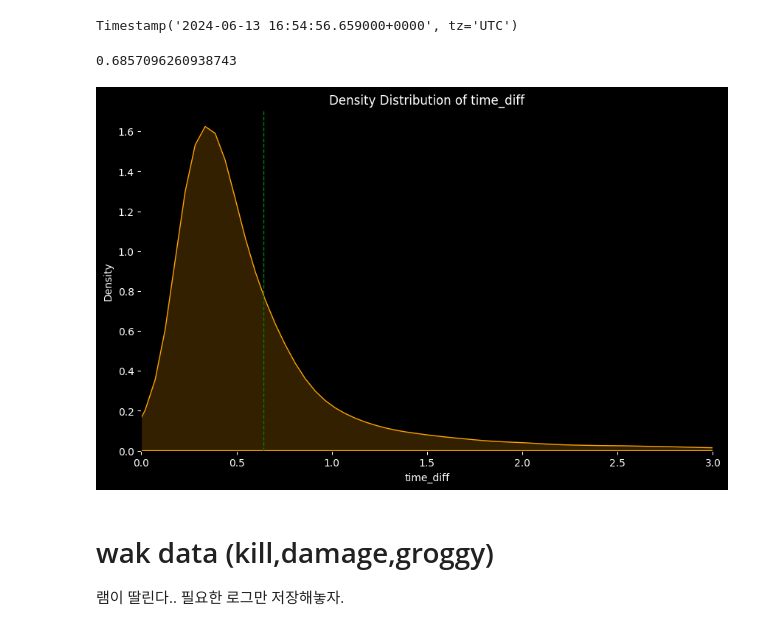
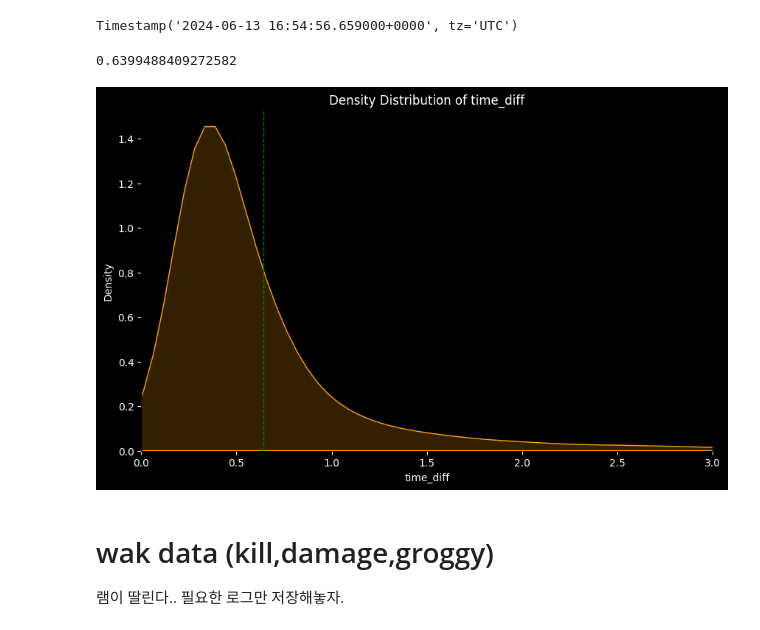
Before and after one commit to KGochae/PUBG, a Jupyter notebook: preprocess/Python_Colab/WakGood_battleground.ipynb, the cells around one changed output. Saved outputs shown, nothing was run; the diff lists cells and outputs as text; code cells hidden in the pictures.

```diff
--- a/preprocess/Python_Colab/WakGood_battleground.ipynb
+++ b/preprocess/Python_Colab/WakGood_battleground.ipynb
@@ -625,7 +625,7 @@ df2= load_csv_in_chunks(wak2)
 df3 = load_csv_in_chunks(wak3)
 # %%
 farming_df = pd.concat([df1,df2,df3])
-farming_df.drop_duplicates(inplace=True)
+# farming_df.drop_duplicates(inplace=True)
 # %% [markdown]
  * 아이템 pick up 속도를 어떻게 볼 것인가
  * 아이템이 모여있는 경우도 있지만, 보통 계속 움직이면서 파밍을 하기 때문에 아이템간의 거리차이를 구해야함
@@ -703,6 +683,5 @@ df_with_check[(df_with_check['character.name'] == 'wakgood') & (df_with_check['m
 # %%
-# 이상값 조치
-item_check = df_with_check[(df_with_check['distance_diff'] < 0.5)]# & (df_with_check['time_diff'] > 0)] # & (df_with_check['time_diff'] < 10)]
+item_check = df_with_check[(df_with_check['distance_diff'] < 0.5) & (df_with_check['time_diff'] > 0) & (df_with_check['time_diff'] < 10)]
 item_check.head(100)
 # %%
 # %% [output]
@@ -720,40 +699,37 @@ ving_ming = agg[agg['character.name'] =='VINGMINGVINGMING']['time_mean'].iloc[0]
 # %%
 wak_speed
 # %% [output]
-0.6857096260938743
+0.6399488409272582
 # %%
-import matplotlib.pyplot as plt
-import seaborn as sns
-
 # 밀도 분포 그리기
 plt.figure(figsize=(10, 6))
-sns.kdeplot(item_check['time_diff'], color='orange', fill=True, alpha=0.2, label='time_diff')
 
-# plt.axvline(ving_ming, color='red', linestyle='dashed', linewidth=1, label='ving_ming')
+# bw_adjust를 사용하여 선을 부드럽게 조정
+sns.kdeplot(item_check['time_diff'], color='orange', fill=True, alpha=0.2, label='time_diff', bw_adjust=1.5)
+
 plt.axvline(wak_speed, color='green', linestyle='dashed', linewidth=1, label='wak')
 
 # 축 및 레이블 설정
 plt.xlabel('time_diff', color='white')
 plt.ylabel('Density', color='white')
 plt.title('Density Distribution of time_diff', color='white')
 
 # 눈금 및 눈금 레이블 색상 변경
 plt.tick_params(colors='white', which='both')  # x, y축의 눈금 색상 모두 변경
 
 # X축 범위 설정
 plt.xlim(0, 3)
 plt.xticks(np.arange(0, 3.5, 0.5))  # 0.5초 간격으로 x축 눈금 설정
 
 # 배경색 설정
 ax = plt.gca()
 ax.set_facecolor('black')
 plt.gcf().set_facecolor('black')
 
 # 그래프 표시
-# plt.grid(True)
 plt.show()
 # %% [output]
-[figure, old version]
+[figure, new version]
 # %% [markdown]
 # wak data (kill,damage,groggy)
 
```
Also changed, not shown: parts of 20 cells of this notebook.
